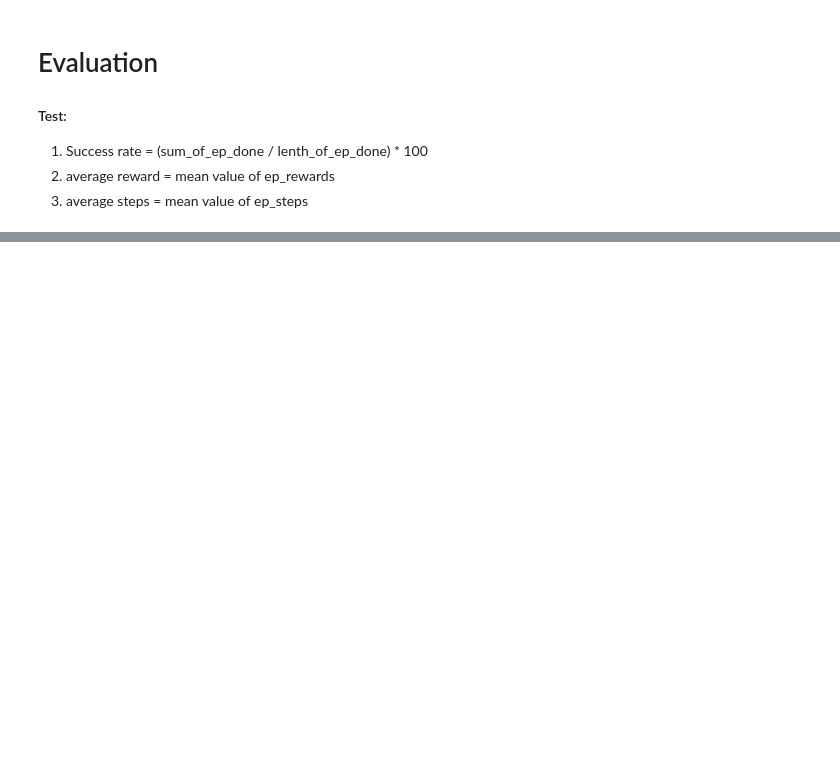
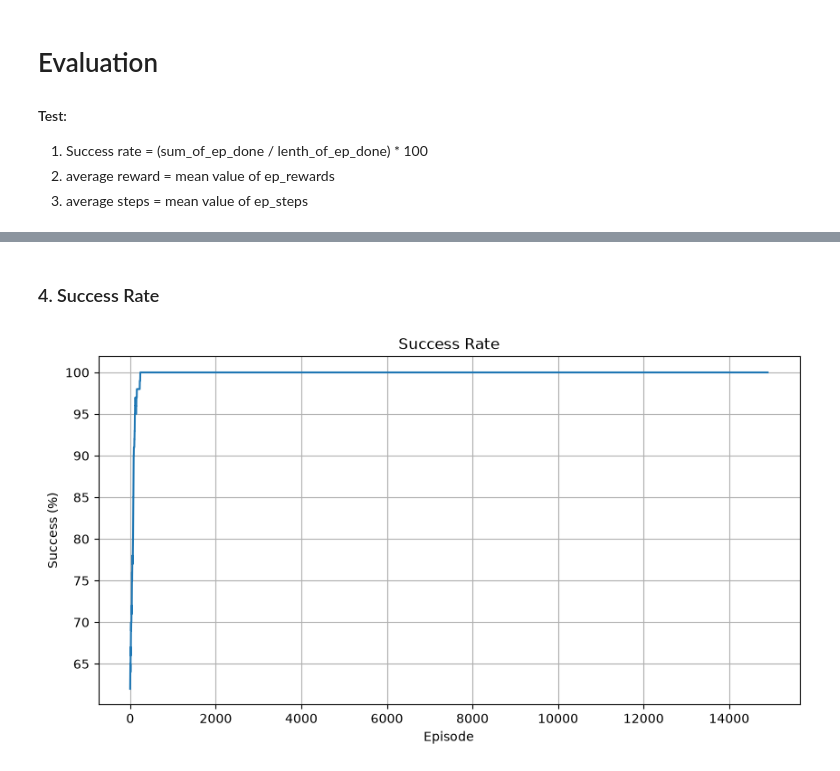
Before and after one commit to sajib1619/Tabular-Q-Learning, a Jupyter notebook: Q-Learning_Single_Agent.ipynb, the cells around one changed output, grey strips where cells are left out. Cells and saved outputs as stored; diff of their text form; code cells hidden in the pictures; blank space fills up the shorter version.

```diff
--- a/Q-Learning_Single_Agent.ipynb
+++ b/Q-Learning_Single_Agent.ipynb
@@ -535,0 +601,21 @@ Average Steps : 6.73
+# %% [markdown]
+### 4. Success Rate
+# %%
+window = 100
+
+success_rate = []
+
+for i in range(len(states.ep_done) - window + 1):
+    success_rate.append(
+        np.mean(states.ep_done[i:i+window]) * 100
+    )
+
+#success rate graph
+visualize(
+    success_rate,
+    "Success Rate",
+    "Episode",
+    "Success (%)"
+)
+# %% [output]
+[figure, added]
```
Also changed, not shown: parts of 11 cells of this notebook.
